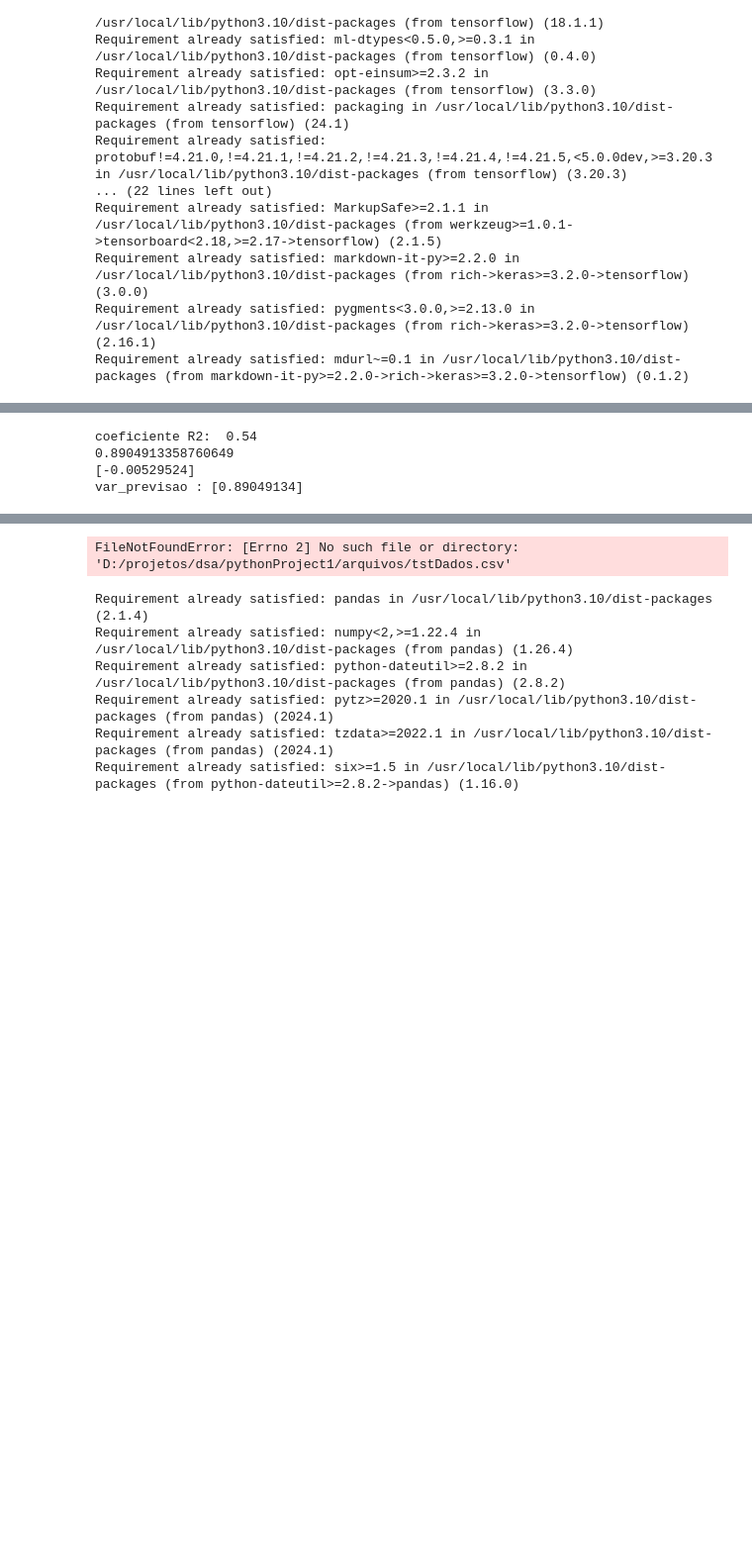
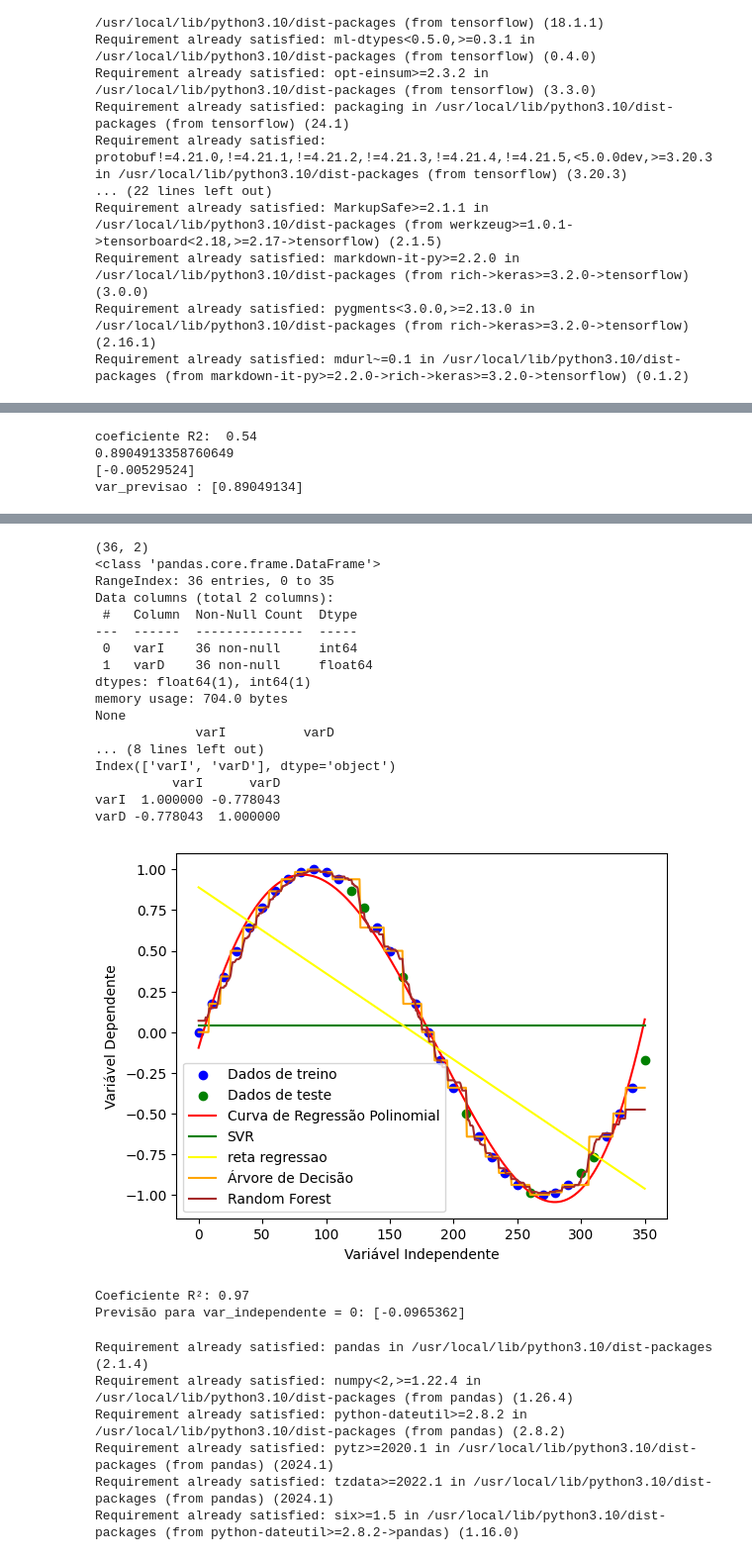
Before and after one commit to syoshio/openbr, a Jupyter notebook: DIO_IA.ipynb, the cells around one changed output, grey strips where cells are left out. Shown: that part at 99% size. Cells and saved outputs as stored; diff of their text form; code cells hidden in the pictures; blank space fills up the shorter version.

Commit message:
add reta linear

```diff
--- a/DIO_IA.ipynb
+++ b/DIO_IA.ipynb
@@ -106,7 +106,7 @@ from sklearn.ensemble import RandomForestRegressor
 from sklearn.model_selection import train_test_split
 
 # Carregando os dados
-df = pd.read_csv("D:/projetos/dsa/pythonProject1/arquivos/tstDados.csv", delimiter=";")
+df = pd.read_csv("tstDados.csv", delimiter=";")
 
 # Explorando os dados
 print(df.shape)
@@ -118,6 +118,11 @@ print(df.corr(method="pearson"))
 # Preparando os dados para o modelo
 X = df["varI"].values.reshape(-1, 1)  # Certificando-se de que X seja 2D
 Y = df["varD"].values
+
+# Criando os termos para linear
+X_treino_lin, X_teste_lin, Y_treino_lin, Y_teste_lin = train_test_split(X,Y, test_size=0.2, random_state=42)
+modelo_lin = LinearRegression()
+modelo_lin.fit(X_treino, Y_treino)
 
 # Criando os termos polinomiais
 poly = PolynomialFeatures(degree=4)  # Use um grau adequado para capturar a não linearidade
@@ -148,6 +153,12 @@ modelo_rf.fit(X_treino_poly, Y_treino_poly)
 
 
 
+
+
+
+
+
+
 # Gerando uma faixa de valores de X para a curva polinomial
 X_range = np.linspace(X.min(), X.max(), 500).reshape(-1, 1)
 X_range_poly = poly.transform(X_range)
@@ -158,6 +169,7 @@ plt.scatter(X_teste_poly[:, 1], Y_teste_poly, color="green", label="Dados de tes
 
 plt.plot(X_range, modelo_poly.predict(X_range_poly), color="red", label="Curva de Regressão Polinomial")
 plt.plot(X_range, modelo_svr.predict(X_range_poly), color="green", label="SVR")
+plt.plot(X, modelo_lin.predict(X), color="yellow", label="reta regressao")
 #plt.plot(X_range, modelo_nn.predict(X_range_poly), color="purple", label="Redes Neurais")
 plt.plot(X_range, modelo_tree.predict(X_range_poly), color="orange", label="Árvore de Decisão")
 plt.plot(X_range, modelo_rf.predict(X_range_poly), color="brown", label="Random Forest")
@@ -175,34 +187,53 @@ print(f"Coeficiente R²: {score:.2f}")
 var_independente = np.array([[0]])  # Mantendo como 2D
 var_independente_poly = poly.transform(var_independente)
 
 var_previsao = modelo_poly.predict(var_independente_poly)
 
 print("Previsão para var_independente = 0:", var_previsao)
 # %% [output]
 (36, 2)
 <class 'pandas.core.frame.DataFrame'>
 RangeIndex: 36 entries, 0 to 35
 Data columns (total 2 columns):
  #   Column  Non-Null Count  Dtype
 ---  ------  --------------  -----
  0   varI    36 non-null     int64
  1   varD    36 non-null     float64
 dtypes: float64(1), int64(1)
 memory usage: 704.0 bytes
 None
              varI          varD
 ... (8 lines left out)
 Index(['varI', 'varD'], dtype='object')
           varI      varD
 varI  1.000000 -0.778043
 varD -0.778043  1.000000
 [figure]
 coeficiente R2:  0.54
 0.8904913358760649
 [-0.00529524]
 var_previsao : [0.89049134]
 [figure]
-FileNotFoundError: [Errno 2] No such file or directory: 'D:/projetos/dsa/pythonProject1/arquivos/tstDados.csv'
+(36, 2)
+<class 'pandas.core.frame.DataFrame'>
+RangeIndex: 36 entries, 0 to 35
+Data columns (total 2 columns):
+ #   Column  Non-Null Count  Dtype
+---  ------  --------------  -----
+ 0   varI    36 non-null     int64
+ 1   varD    36 non-null     float64
+dtypes: float64(1), int64(1)
+memory usage: 704.0 bytes
+None
+             varI          varD
+... (8 lines left out)
+Index(['varI', 'varD'], dtype='object')
+          varI      varD
+varI  1.000000 -0.778043
+varD -0.778043  1.000000
+[figure, added]
+Coeficiente R²: 0.97
+Previsão para var_independente = 0: [-0.0965362]
 # %%
 pip install pandas
 # %% [output]
```
